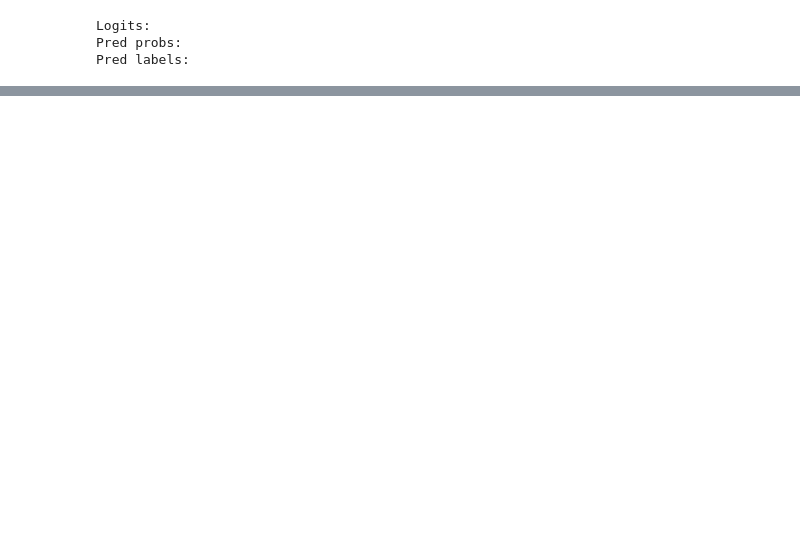
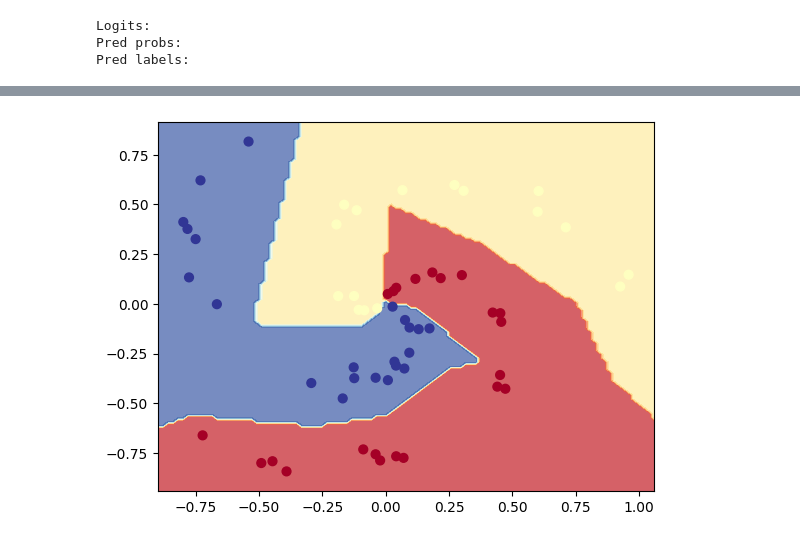
Before and after one commit to Kaunaz/pytorch-deep-learning, a Jupyter notebook: extras/exercises/02_pytorch_classification_exercises.ipynb, the cells around one changed output, grey strips where cells are left out. Saved outputs shown, nothing was run; the diff lists cells and outputs as text; code cells hidden in the pictures; blank space fills up the shorter version.

```diff
--- a/extras/exercises/02_pytorch_classification_exercises.ipynb
+++ b/extras/exercises/02_pytorch_classification_exercises.ipynb
@@ -324,11 +342,12 @@ y = torch.from_numpy(y).type(torch.LongTensor) # labels need to be of type long
 
 # Create train and test splits
 from sklearn.model_selection import train_test_split
+X_train, X_test, y_train, y_test = train_test_split(X, y, test_size=0.2, random_state=42)
 # %%
 # Let's calculuate the accuracy for when we fit our model
 !pip -q install torchmetrics # colab doesn't come with torchmetrics
 from torchmetrics import Accuracy
 
 ## TODO: uncomment the two lines below to send the accuracy function to the device
-# acc_fn = Accuracy(task="multiclass", num_classes=4).to(device)
-# acc_fn
+acc_fn = Accuracy(task="multiclass", num_classes=4).to(device)
+acc_fn
@@ -361,4 +409,4 @@ Pred labels:
 # %%
 # Setup loss function and optimizer
-# loss_fn =
-# optimizer =
+loss_fn= nn.CrossEntropyLoss()
+optimizer= torch.optim.SGD(params=model.parameters(), lr=0.1)
@@ -395,0 +417,33 @@ Pred labels:
+# %%
+# Build a training loop for the model
+X_train = X_train.to(device)
+X_test = X_test.to(device)
+y_train = y_train.long().to(device)
+y_test = y_test.long().to(device)
+
+epochs = 2000
+# Loop over data
+
+for epoch in range(epochs):
+## Training
+    model.train()
+    y_logist= model(X_train)
+    loss = loss_fn(y_logist, y_train)
+    y_pred= torch.argmax(y_logist, dim= 1)
+    acc = acc_fn(y_pred, y_train)
+    optimizer.zero_grad()
+    loss.backward()
+    optimizer.step()
+## Testing
+    model.eval()
+    with torch.inference_mode():
+        y_logist_test= model(X_test)
+        test_loss = loss_fn(y_logist_test, y_test)
+        y_pred_test=  torch.argmax(y_logist_test, dim= 1)
+        test_acc = acc_fn(y_pred_test, y_test)
+
+# Print out what's happening every 100 epochs
+    if epoch % 100 == 0:
+        print(f"Loss: {loss}, acc: {acc}")
+        print(f"Test loss: {test_loss}, test acc: {test_acc}")
+        print("-------------------------------------------------")
@@ -396,2 +468,5 @@ Pred labels:
 # %%
 # Plot decision boundaries for training and test sets
+plot_decision_boundary(model, X_test, y_test)
+# %% [output]
+[figure, added]
```
Also changed, not shown: parts of 16 cells of this notebook.
